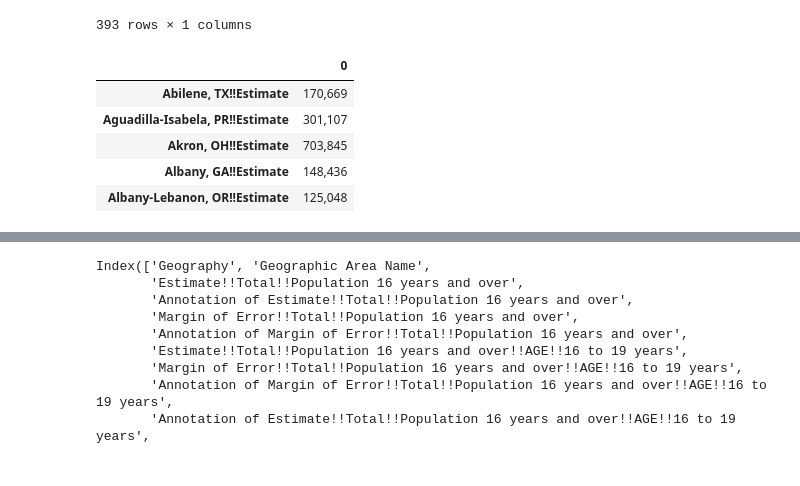
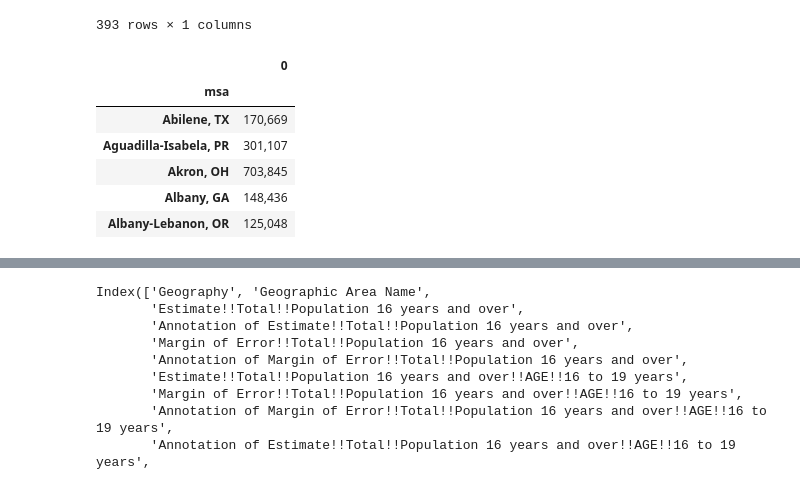
Before and after one commit to narslab/msa-emission-typologies, a Jupyter notebook: bin/jupyter/tidy-acs-unemp.ipynb, the cells around one changed output, grey strips where cells are left out. Cells and saved outputs as stored; diff of their text form; code cells hidden in the pictures.

```diff
--- a/bin/jupyter/tidy-acs-unemp.ipynb
+++ b/bin/jupyter/tidy-acs-unemp.ipynb
@@ -74,15 +74,15 @@ total_pop_df
 # %%
 # total_pop_df = total_pop_df.set_index('Label (Grouping)')
 total_pop_df = total_pop_df.filter(like="Metro Area", axis = 0)
-total_pop_df.index = total_pop_df.index.str.replace(' Metro Area', '')
+total_pop_df.index = total_pop_df.index.str.replace(' Metro Area!!Estimate', '')
 # %%
-index_name=total_pop_df.index.name
-print(index_name)
+total_pop_df.index.name = 'msa'
 total_pop_df.head()
 # %% [output]
 |  | 0 |
-| Abilene, TX!!Estimate | 170,669 |
-| Aguadilla-Isabela, PR!!Estimate | 301,107 |
-| Akron, OH!!Estimate | 703,845 |
-| Albany, GA!!Estimate | 148,436 |
-| Albany-Lebanon, OR!!Estimate | 125,048 |
+| msa |  |
+| Abilene, TX | 170,669 |
+| Aguadilla-Isabela, PR | 301,107 |
+| Akron, OH | 703,845 |
+| Albany, GA | 148,436 |
+| Albany-Lebanon, OR | 125,048 |
```
Also changed, not shown: parts of 10 cells of this notebook, 6 other files.
